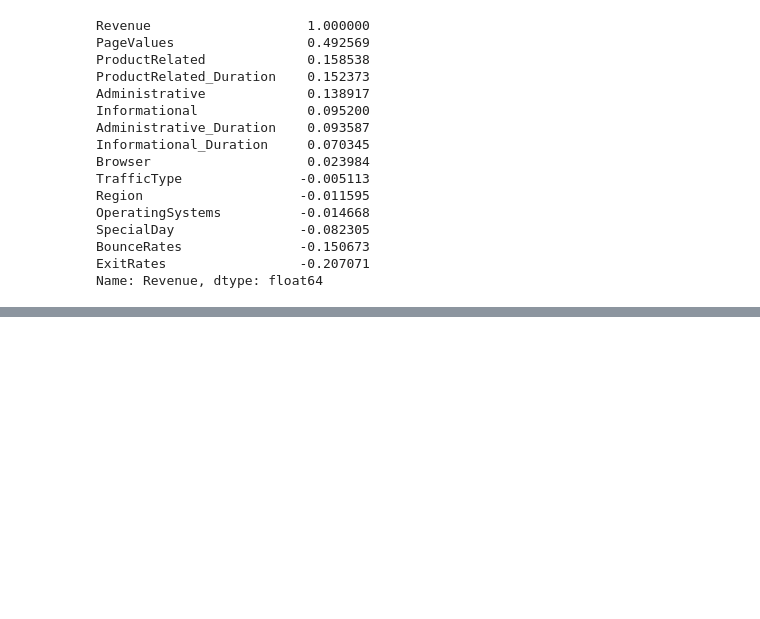
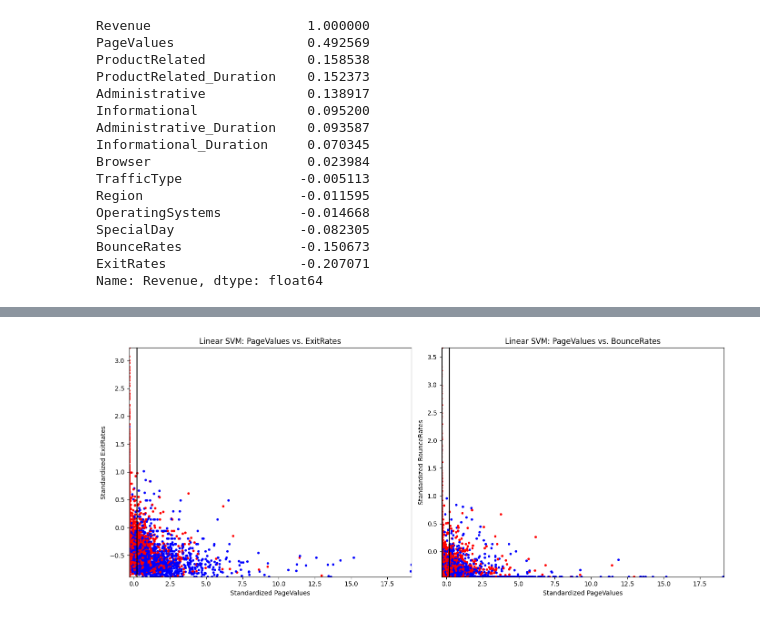
Before and after one commit to Tyler-Johnston/Customer-Behavior-Analysis, a Jupyter notebook: assignment7.ipynb, the cells around one changed output, grey strips where cells are left out. Cells and saved outputs as stored; diff of their text form; code cells hidden in the pictures; blank space fills up the shorter version.

```diff
--- a/assignment7.ipynb
+++ b/assignment7.ipynb
@@ -201,0 +199,40 @@ F-score: [0.52578362 0.93514037]
+# %%
+# Calculate the decision boundary for 'ExitRates' with the linear SVM model
+coef_exit_rates_svm = svm_exit_rates.coef_[0]
+intercept_exit_rates_svm = svm_exit_rates.intercept_[0]
+y_exit_rates_svm = -(intercept_exit_rates_svm + coef_exit_rates_svm[0] * x_range) / coef_exit_rates_svm[1]
+
+# Calculate the decision boundary for 'BounceRates' with the linear SVM model
+coef_bounce_rates_svm = svm_bounce_rates.coef_[0]
+intercept_bounce_rates_svm = svm_bounce_rates.intercept_[0]
+y_bounce_rates_svm = -(intercept_bounce_rates_svm + coef_bounce_rates_svm[0] * x_range) / coef_bounce_rates_svm[1]
+
+# Plotting the decision boundaries for SVM models
+plt.figure(figsize=(14, 6))
+
+# Plot for 'PageValues' and 'ExitRates' with SVM model
+ax1 = plt.subplot(1, 2, 1)
+ax1.scatter(X_selected_scaled[:, 0], X_selected_scaled[:, 1], c=color, s=8)
+ax1.plot(x_range, y_exit_rates_svm, color='black')
+ax1.set_xlim(X_selected_scaled[:, 0].min(), X_selected_scaled[:, 0].max())
+ax1.set_ylim(X_selected_scaled[:, 1].min(), X_selected_scaled[:, 1].max())
+ax1.set_xlabel('Standardized PageValues')
+ax1.set_ylabel('Standardized ExitRates')
+ax1.set_title('Linear SVM: PageValues vs. ExitRates')
+
+# Plot for 'PageValues' and 'BounceRates' with SVM model
+ax2 = plt.subplot(1, 2, 2)
+ax2.scatter(X_selected_scaled[:, 0], X_selected_scaled[:, 2], c=color, s=8)
+ax2.plot(x_range, y_bounce_rates_svm, color='black')
+ax2.set_xlim(X_selected_scaled[:, 0].min(), X_selected_scaled[:, 0].max())
+ax2.set_ylim(X_selected_scaled[:, 2].min(), X_selected_scaled[:, 2].max())
+ax2.set_xlabel('Standardized PageValues')
+ax2.set_ylabel('Standardized BounceRates')
+ax2.set_title('Linear SVM: PageValues vs. BounceRates')
+
+plt.tight_layout()
+plt.show()
+
+X_train, X_test, y_train, y_test = train_test_split(X_selected_scaled, y, test_size=0.3, random_state=42)
+# %% [output]
+[figure, added]
```
Also changed, not shown: parts of 6 cells of this notebook.
